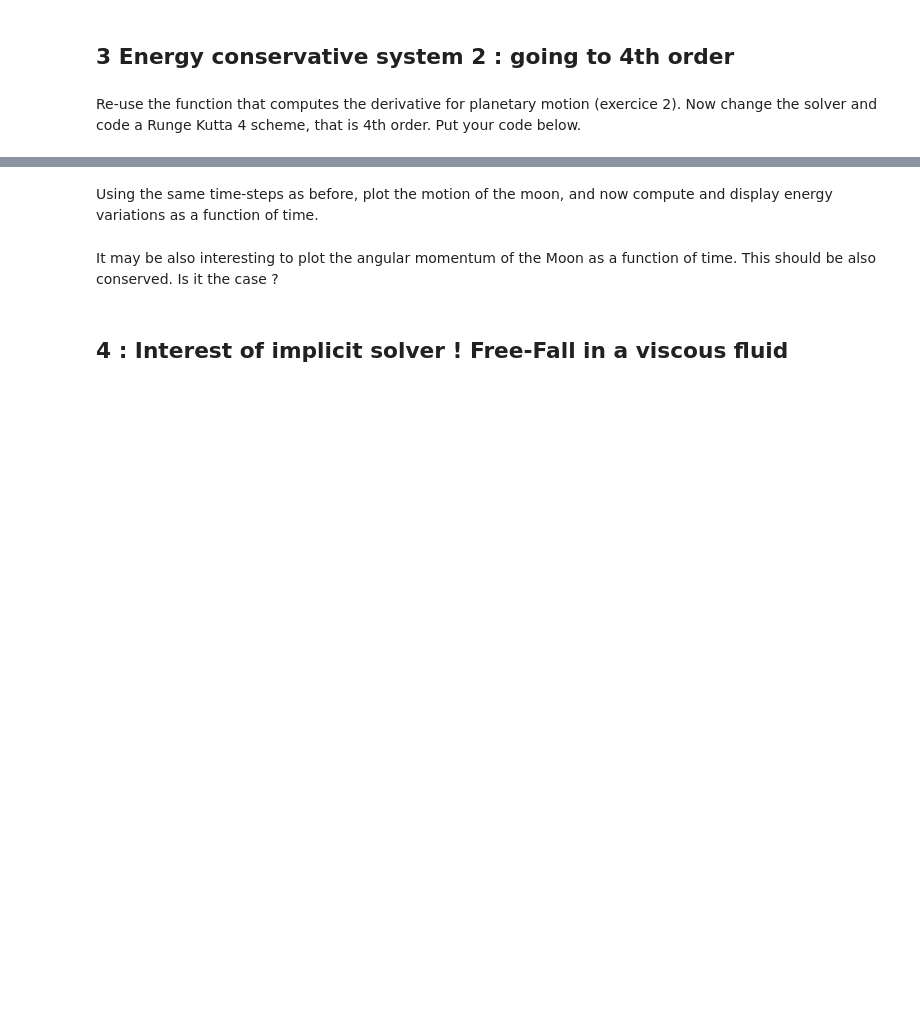
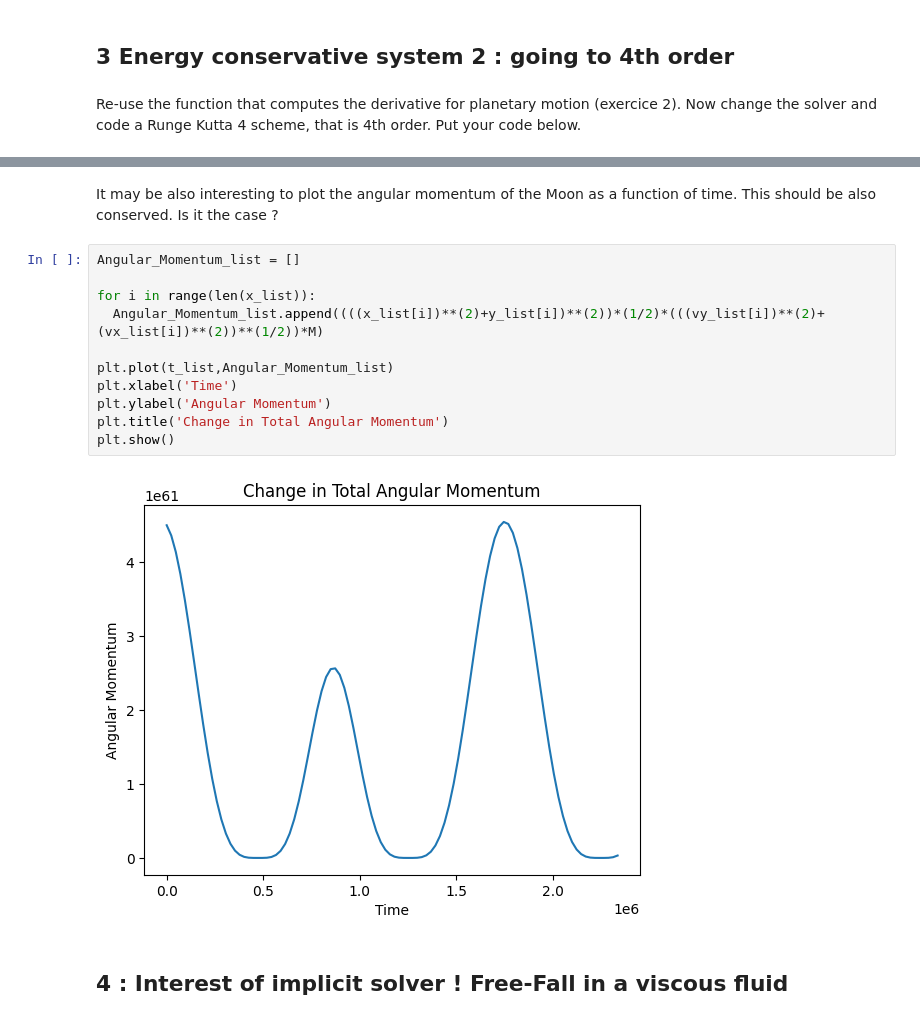
Before and after one commit to mopahlevani/Numerical-Methods, a Jupyter notebook: ODE_Training_Mohammad_Hadi_Pahlevani.ipynb, the cells around one changed output, grey strips where cells are left out. Drawn from its saved outputs; the diff is of its cells as text; blank space fills up the shorter version.

```diff
--- a/ODE_Training_Mohammad_Hadi_Pahlevani.ipynb
+++ b/ODE_Training_Mohammad_Hadi_Pahlevani.ipynb
@@ -491,7 +566,18 @@ plt.show()
-# %% [markdown]
-Using the same time-steps as before, plot the motion of the moon, and now compute and display energy variations as a function of time.
 # %% [markdown]
 It may be also interesting to plot the angular momentum of the Moon as a function of time. This should be also conserved. Is it the case ?
+# %%
+Angular_Momentum_list = []
+
+for i in range(len(x_list)):
+  Angular_Momentum_list.append((((x_list[i])**(2)+y_list[i])**(2))*(1/2)*(((vy_list[i])**(2)+(vx_list[i])**(2))**(1/2))*M)
+
+plt.plot(t_list,Angular_Momentum_list)
+plt.xlabel('Time')
+plt.ylabel('Angular Momentum')
+plt.title('Change in Total Angular Momentum')
+plt.show()
+# %% [output]
+[figure, added]
 # %% [markdown]
 ## 4 : Interest of implicit solver ! Free-Fall in a viscous fluid
 # %% [markdown]
```
Also changed, not shown: parts of 8 cells of this notebook.
